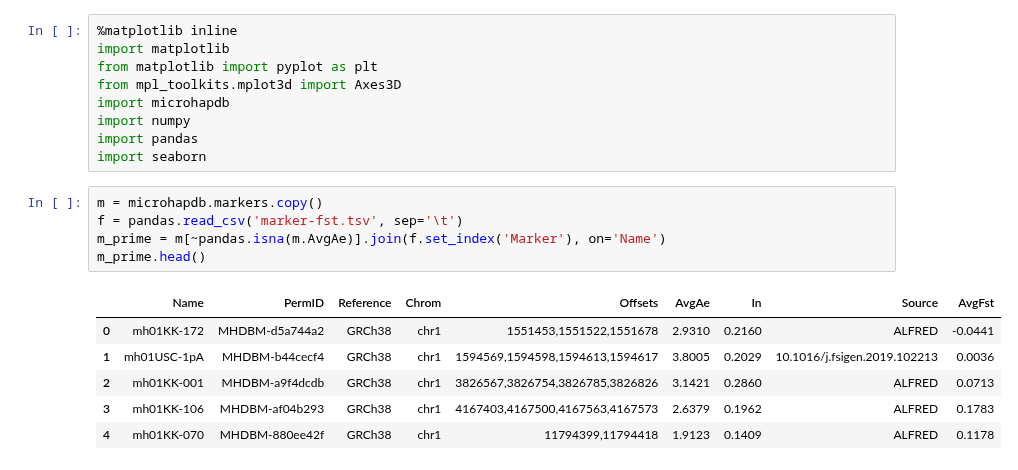
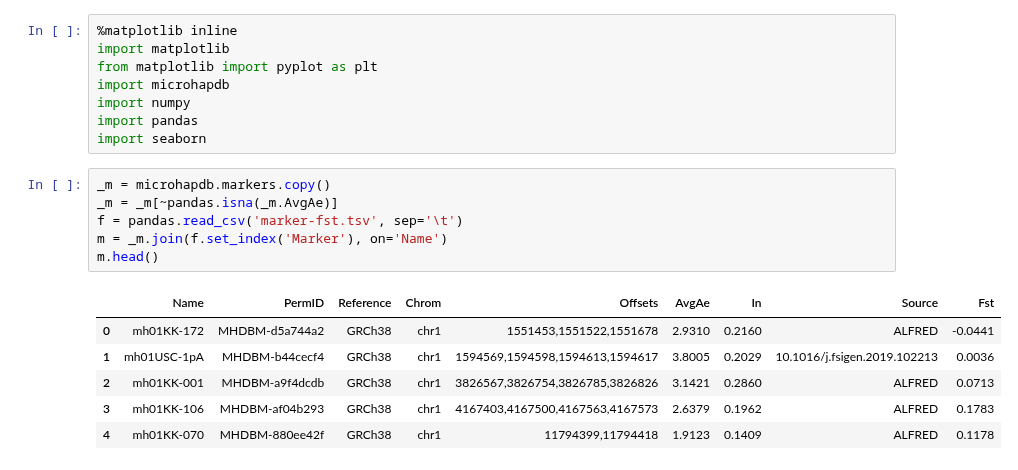
Before and after one commit to bioforensics/MicroHapDB, a Jupyter notebook: dbbuild/sources/1kgp/fst.ipynb, the cells around one changed output. Cells and saved outputs as stored; diff of their text form.

```diff
--- a/dbbuild/sources/1kgp/fst.ipynb
+++ b/dbbuild/sources/1kgp/fst.ipynb
@@ -2,18 +2,18 @@
 %matplotlib inline
 import matplotlib
 from matplotlib import pyplot as plt
-from mpl_toolkits.mplot3d import Axes3D
 import microhapdb
 import numpy
 import pandas
 import seaborn
 # %%
-m = microhapdb.markers.copy()
+_m = microhapdb.markers.copy()
+_m = _m[~pandas.isna(_m.AvgAe)]
 f = pandas.read_csv('marker-fst.tsv', sep='\t')
-m_prime = m[~pandas.isna(m.AvgAe)].join(f.set_index('Marker'), on='Name')
-m_prime.head()
+m = _m.join(f.set_index('Marker'), on='Name')
+m.head()
 # %% [output]
-|  | Name | PermID | Reference | Chrom | Offsets | AvgAe | In | Source | AvgFst |
+|  | Name | PermID | Reference | Chrom | Offsets | AvgAe | In | Source | Fst |
 | 0 | mh01KK-172 | MHDBM-d5a744a2 | GRCh38 | chr1 | 1551453,1551522,1551678 | 2.9310 | 0.2160 | ALFRED | -0.0441 |
 | 1 | mh01USC-1pA | MHDBM-b44cecf4 | GRCh38 | chr1 | 1594569,1594598,1594613,1594617 | 3.8005 | 0.2029 | 10.1016/j.fsigen.2019.102213 | 0.0036 |
 | 2 | mh01KK-001 | MHDBM-a9f4dcdb | GRCh38 | chr1 | 3826567,3826754,3826785,3826826 | 3.1421 | 0.2860 | ALFRED | 0.0713 |
```
Also changed, not shown: parts of 8 cells of this notebook, 4 other files.
